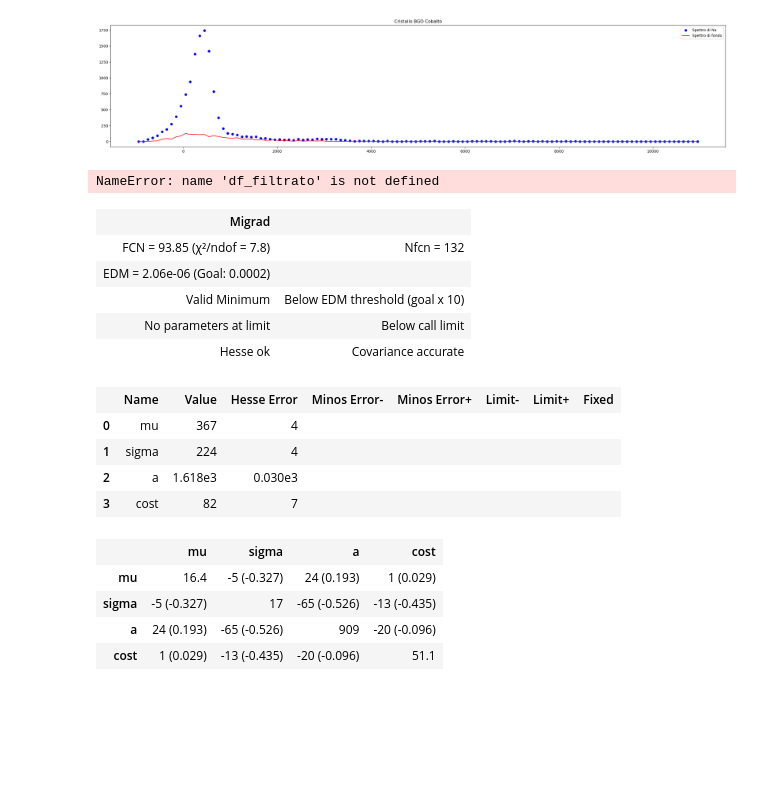
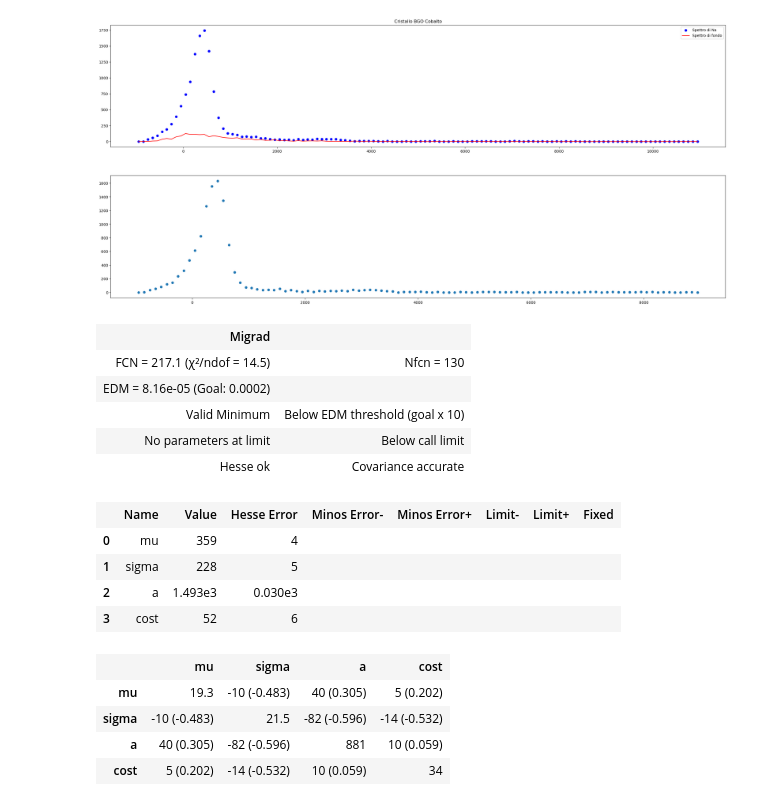
Before and after one commit to Pavar0tty/Laboratorio_SiPM, a Jupyter notebook: Analisi/Parte 2/BGO_analisi.ipynb, the cells around one changed output. Cells and saved outputs as stored; diff of their text form; code cells hidden in the pictures; blank space fills up the shorter version.

```diff
--- a/Analisi/Parte 2/BGO_analisi.ipynb
+++ b/Analisi/Parte 2/BGO_analisi.ipynb
@@ -121,37 +121,36 @@ plt.title('Cristallo BGO Cobalto')
 Text(0.5, 1.0, 'Cristallo BGO Cobalto')
 [figure]
 # %%
-df_filtrato ['ADC'] = df['ADC'][:100]
-df_filtrato['Counts'] = df['Counts'][0:100] - df_bkg['Counts'][0:100]
+filtrato = df['Counts'][0:100] - df_bkg['Counts'][0:100]
 #print(df_filtrato['Counts'][:])
 fig, ax = plt.subplots(figsize = (30,6))
-plt.scatter(df_filtrato['ADC'], df_filtrato['Counts'])
-start_index = 9
+plt.scatter(df['ADC'][0:100], filtrato)
+start_index = 6
 end_index = 25
-df_filtrato = df.iloc[start_index:end_index]
-df_bkg = df_bkg[start_index:end_index]
-err_df_filtrato = np.array(np.sqrt(df_filtrato['Counts']) + np.sqrt(df_bkg['Counts']))
+# filtrato = df.iloc[start_index:end_index]
+#df_bkg = df_bkg[start_index:end_index]
+err_filtrato = np.array(np.sqrt(filtrato[start_index:end_index]) + np.sqrt(df_bkg['Counts'][start_index:end_index]))
 # %% [output]
-NameError: name 'df_filtrato' is not defined
+[figure, added]
 # %%
-pars, vals, ers, *other = LS_fit(df_filtrato['ADC'], df_filtrato['Counts'], err_df_filtrato, gauss_cost, mu = 500, sigma = 250, a  = 1000, cost = 70)
+pars, vals, ers, *other = LS_fit(df['ADC'][start_index:end_index], filtrato[start_index:end_index], err_filtrato, gauss_cost, mu = 500, sigma = 250, a  = 1000, cost = 70)
 # %% [output]
 | Migrad |  |
-| FCN = 93.85 (χ²/ndof = 7.8) | Nfcn = 132 |
-| EDM = 2.06e-06 (Goal: 0.0002) |  |
+| FCN = 217.1 (χ²/ndof = 14.5) | Nfcn = 130 |
+| EDM = 8.16e-05 (Goal: 0.0002) |  |
 | Valid Minimum | Below EDM threshold (goal x 10) |
 | No parameters at limit | Below call limit |
 | Hesse ok | Covariance accurate |
 |  | Name | Value | Hesse Error | Minos Error- | Minos Error+ | Limit- | Limit+ | Fixed |
-| 0 | mu | 367 | 4 |  |  |  |  |  |
-| 1 | sigma | 224 | 4 |  |  |  |  |  |
-| 2 | a | 1.618e3 | 0.030e3 |  |  |  |  |  |
-| 3 | cost | 82 | 7 |  |  |  |  |  |
+| 0 | mu | 359 | 4 |  |  |  |  |  |
+| 1 | sigma | 228 | 5 |  |  |  |  |  |
+| 2 | a | 1.493e3 | 0.030e3 |  |  |  |  |  |
+| 3 | cost | 52 | 6 |  |  |  |  |  |
 |  | mu | sigma | a | cost |
-| mu | 16.4 | -5 (-0.327) | 24 (0.193) | 1 (0.029) |
-| sigma | -5 (-0.327) | 17 | -65 (-0.526) | -13 (-0.435) |
-| a | 24 (0.193) | -65 (-0.526) | 909 | -20 (-0.096) |
-| cost | 1 (0.029) | -13 (-0.435) | -20 (-0.096) | 51.1 |
+| mu | 19.3 | -10 (-0.483) | 40 (0.305) | 5 (0.202) |
+| sigma | -10 (-0.483) | 21.5 | -82 (-0.596) | -14 (-0.532) |
+| a | 40 (0.305) | -82 (-0.596) | 881 | 10 (0.059) |
+| cost | 5 (0.202) | -14 (-0.532) | 10 (0.059) | 34 |
 # %%
 for i in range(len(vals)):
     print(f'{pars[i]} = {vals[i]} +/- {ers[i]}')
```
Also changed, not shown: parts of 1 cell of this notebook, 1 other file.
